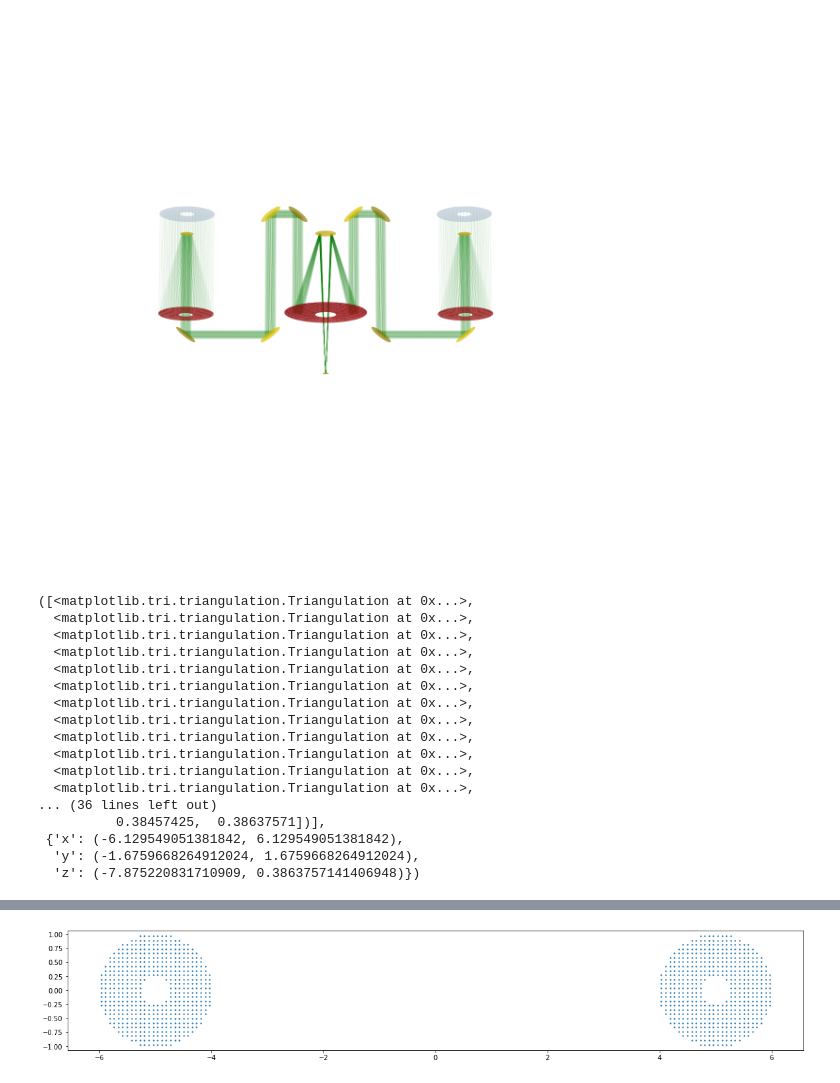
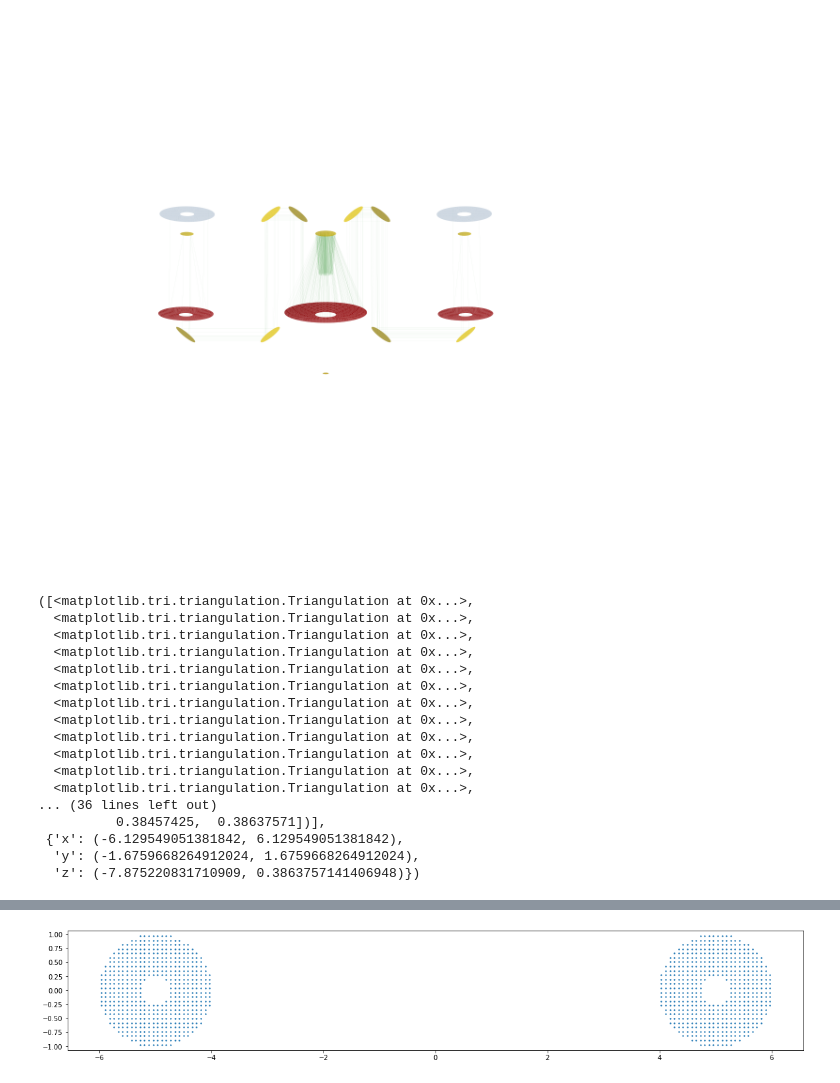
Before and after one commit to pigsboss/pimms, a Jupyter notebook: notes/raytracing.ipynb, the cells around one changed output, grey strips where cells are left out. Cells and saved outputs as stored; diff of their text form; code cells hidden in the pictures.

```diff
--- a/notes/raytracing.ipynb
+++ b/notes/raytracing.ipynb
@@ -1,16 +1,15 @@
 # %%
 import pimms.optics as op
 reload(op)
 sim=op.SIM(init_b=10., detector_a=.15)
-s=op.LightSource((np.pi,np.deg2rad(0.),1e5))
-s.num_crosshairs=6
-p,q=s(sim.get_entrance(), 500, 1, sampling='dizzle')
-trace,seq=sim.trace(q)
-#fig=plt.figure(figsize=(30,30))
-#ax=fig.add_subplot(111,projection='3d')
-sim.draw(draw_virtual=True,raytrace=trace,view_angles=(-15,-90))
+opn=op.OpticalPathNetwork(sim)
+s=op.LightSource((0., np.deg2rad(0.), 1e5))
+s2=op.LightSource((0., np.pi, np.abs(sim.get_detectors()[0].p[2])))
+p,q=s2([op.SymmetricQuadricMirror(0,1,f=np.inf,g=np.inf,p=[0.,0.,-3])], 1000, 1, sampling='random')
+pt,mt=sim.trace_network(q,opn,reverse=True,starts=[sim.combiner.parts[3]],stops=sim.get_entrance())
+sim.draw(draw_virtual=True,raytrace=pt,view_angles=(-15,-90))
 # %% [output]
-[figure, old version]
+[figure, new version]
 ([<matplotlib.tri.triangulation.Triangulation at 0x...>,
   <matplotlib.tri.triangulation.Triangulation at 0x...>,
   <matplotlib.tri.triangulation.Triangulation at 0x...>,
```
Also changed, not shown: parts of 4 cells of this notebook, 1 other file.
